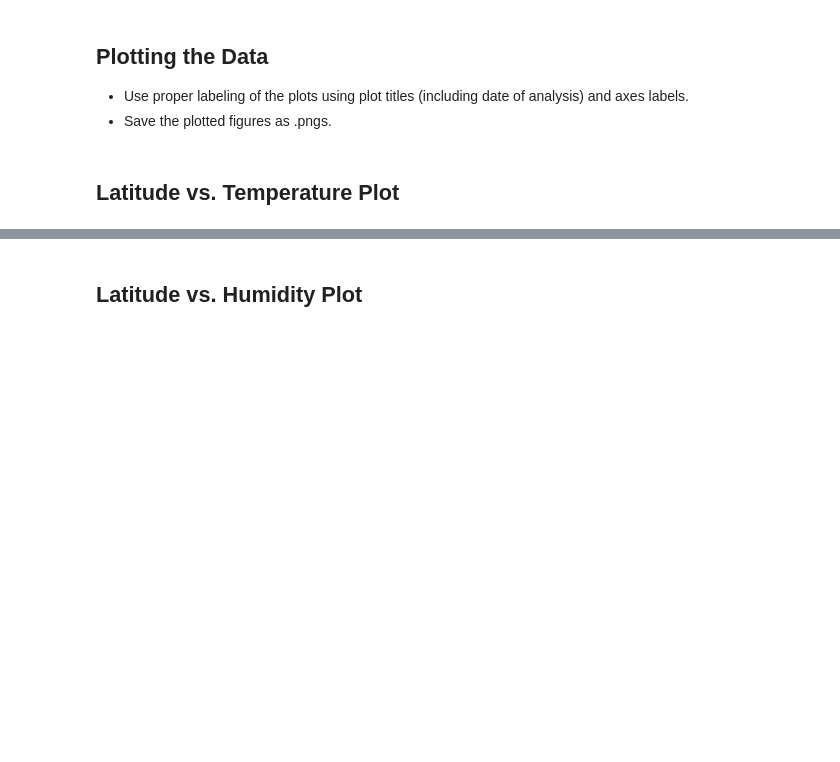
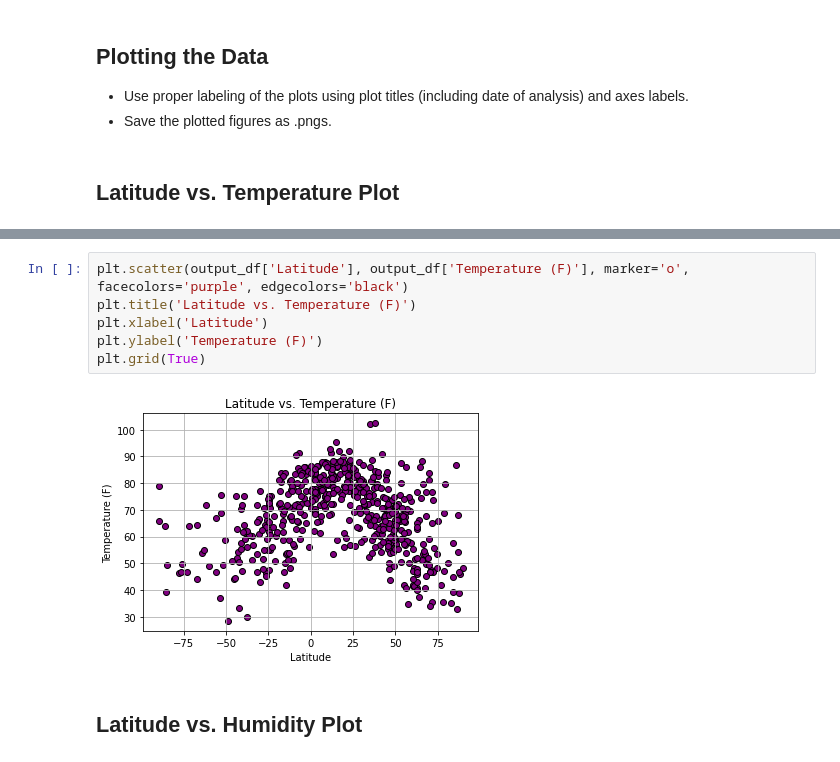
Before and after one commit to juliemcbaker/python-api-challenge, a Jupyter notebook: WeatherPy/WeatherPy.ipynb, the cells around one changed output, grey strips where cells are left out. Cells and saved outputs as stored; diff of their text form; blank space fills up the shorter version.

```diff
--- a/WeatherPy/WeatherPy.ipynb
+++ b/WeatherPy/WeatherPy.ipynb
@@ -288,2 +282,10 @@ Int64Index([], dtype='int64')
+# %%
+plt.scatter(output_df['Latitude'], output_df['Temperature (F)'], marker='o', facecolors='purple', edgecolors='black')
+plt.title('Latitude vs. Temperature (F)')
+plt.xlabel('Latitude')
+plt.ylabel('Temperature (F)')
+plt.grid(True)
+# %% [output]
+[figure, added]
 # %% [markdown]
 ## Latitude vs. Humidity Plot
```
Also changed, not shown: parts of 17 cells of this notebook, 1 other file.
